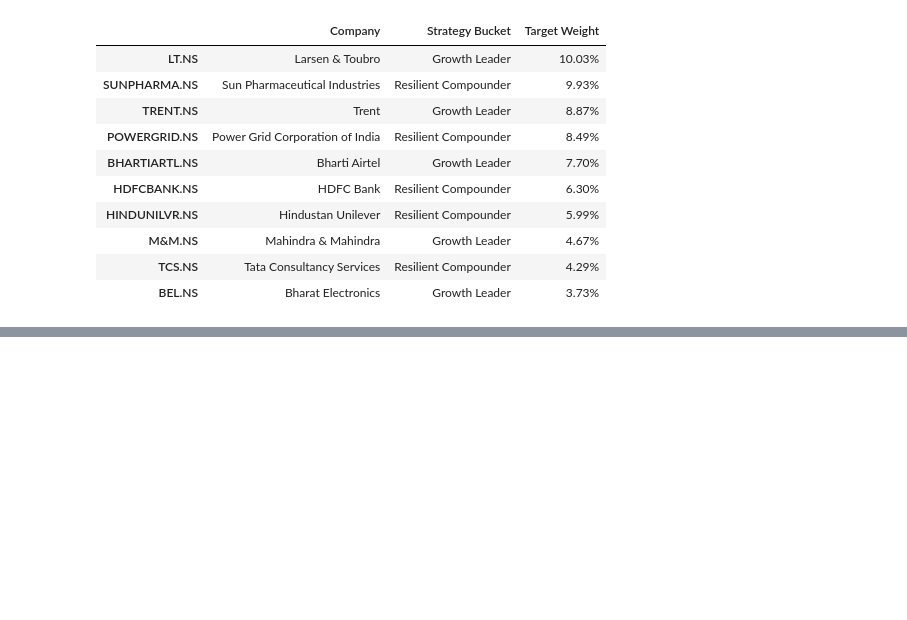
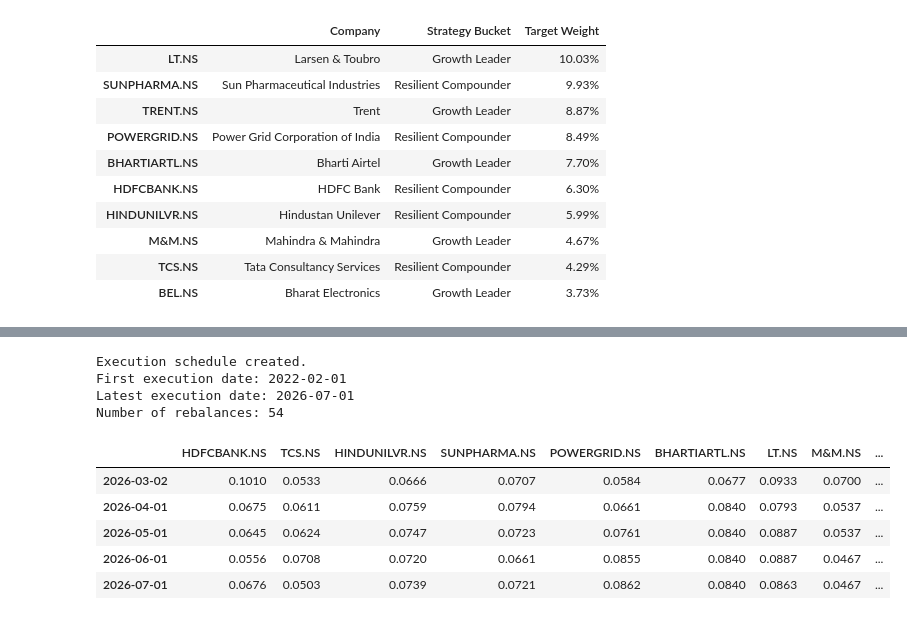
Before and after one commit to Rohil121/bharat-portfolio-lab, a Jupyter notebook: notebooks/01_portfolio_mvp.ipynb, the cells around one changed output, grey strips where cells are left out. Saved outputs shown, nothing was run; the diff lists cells and outputs as text; code cells hidden in the pictures; blank space fills up the shorter version.

```diff
--- a/notebooks/01_portfolio_mvp.ipynb
+++ b/notebooks/01_portfolio_mvp.ipynb
@@ -1487,0 +1518,72 @@ Cash allocation: 30.00%
+# %%
+# Combine equity and cash target weights
+
+strategy_targets = strategy_target_weights.copy()
+
+strategy_targets["Cash"] = strategy_regimes[
+    "Cash Weight"
+].reindex(strategy_targets.index)
+
+# Implement each signal on the next available trading day
+execution_records = []
+
+for signal_date, target_row in strategy_targets.iterrows():
+
+    next_position = stock_prices.index.searchsorted(
+        signal_date,
+        side="right",
+    )
+
+    # Skip a signal when no later trading date exists
+    if next_position >= len(stock_prices.index):
+        continue
+
+    execution_date = stock_prices.index[next_position]
+
+    execution_record = target_row.copy()
+    execution_record.name = execution_date
+
+    execution_records.append(execution_record)
+
+execution_targets = pd.DataFrame(execution_records)
+
+# If more than one signal maps to the same date,
+# retain the latest available target
+execution_targets = (
+    execution_targets
+    .groupby(level=0)
+    .last()
+    .sort_index()
+)
+
+assert not execution_targets.empty, \
+    "No executable portfolio targets were generated."
+
+assert np.allclose(
+    execution_targets.sum(axis=1),
+    1.0,
+), "Execution weights must total 100%."
+
+print("Execution schedule created.")
+print(
+    f"First execution date: "
+    f"{execution_targets.index.min().date()}"
+)
+print(
+    f"Latest execution date: "
+    f"{execution_targets.index.max().date()}"
+)
+print(f"Number of rebalances: {len(execution_targets)}")
+
+display(execution_targets.tail())
+# %% [output]
+Execution schedule created.
+First execution date: 2022-02-01
+Latest execution date: 2026-07-01
+Number of rebalances: 54
+|  | HDFCBANK.NS | TCS.NS | HINDUNILVR.NS | SUNPHARMA.NS | POWERGRID.NS | BHARTIARTL.NS | LT.NS | M&M.NS | ... |
+| 2026-03-02 | 0.1010 | 0.0533 | 0.0666 | 0.0707 | 0.0584 | 0.0677 | 0.0933 | 0.0700 | ... |
+| 2026-04-01 | 0.0675 | 0.0611 | 0.0759 | 0.0794 | 0.0661 | 0.0840 | 0.0793 | 0.0537 | ... |
+| 2026-05-01 | 0.0645 | 0.0624 | 0.0747 | 0.0723 | 0.0761 | 0.0840 | 0.0887 | 0.0537 | ... |
+| 2026-06-01 | 0.0556 | 0.0708 | 0.0720 | 0.0661 | 0.0855 | 0.0840 | 0.0887 | 0.0467 | ... |
+| 2026-07-01 | 0.0676 | 0.0503 | 0.0739 | 0.0721 | 0.0862 | 0.0840 | 0.0863 | 0.0467 | ... |
```
Also changed, not shown: parts of 7 cells of this notebook.
